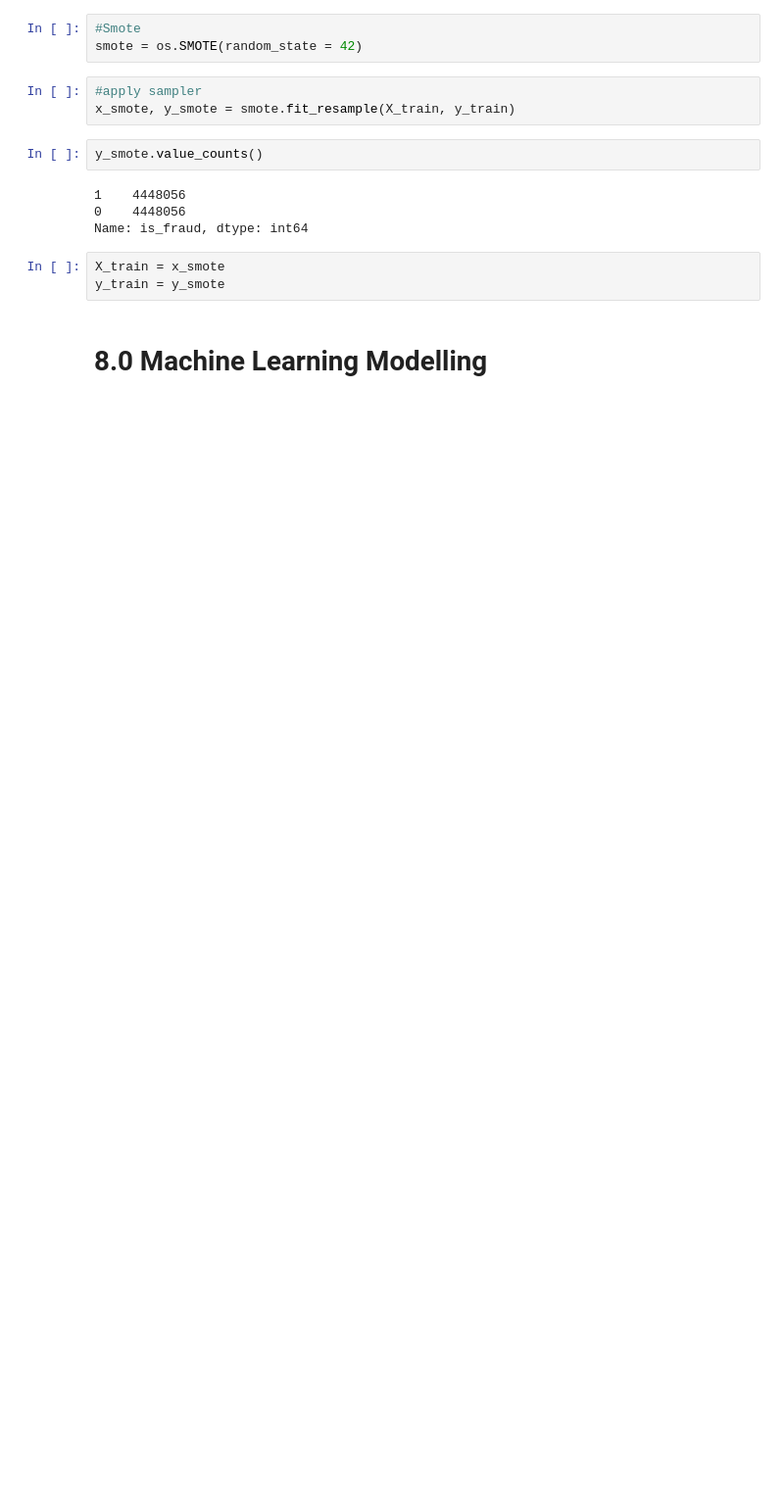
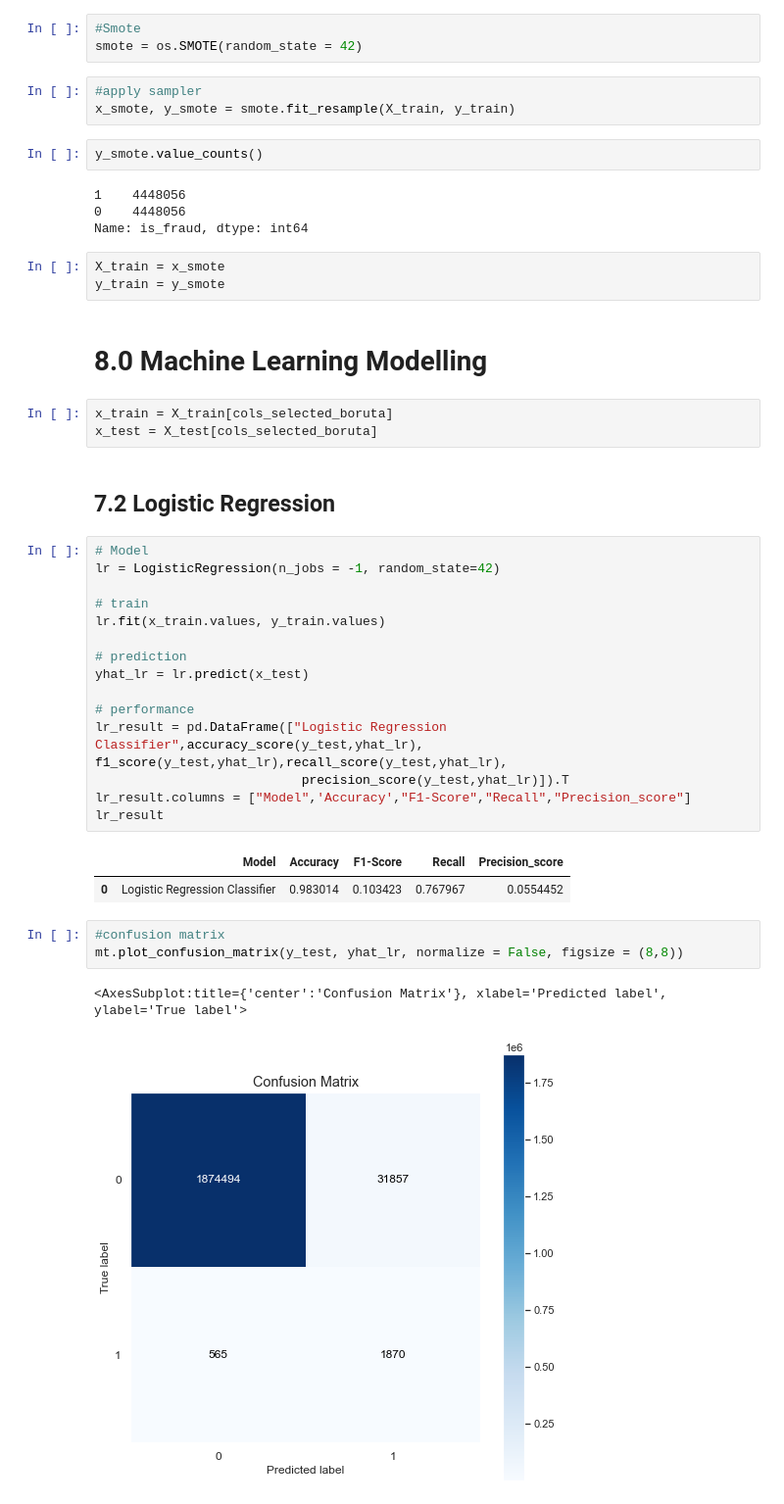
Before and after one commit to brunosantos4/blocker_fraud_company, a Jupyter notebook: fraud_classification.ipynb, the cells around one changed output. Shown at 98% size. Cells and saved outputs as stored; diff of their text form; blank space fills up the shorter version.

```diff
--- a/fraud_classification.ipynb
+++ b/fraud_classification.ipynb
@@ -1230,3 +1182,32 @@ X_train = x_smote
 y_train = y_smote
 # %% [markdown]
 # 8.0 Machine Learning Modelling
+# %%
+x_train = X_train[cols_selected_boruta]
+x_test = X_test[cols_selected_boruta]
+# %% [markdown]
+## 7.2 Logistic Regression
+# %%
+# Model
+lr = LogisticRegression(n_jobs = -1, random_state=42)
+
+# train
+lr.fit(x_train.values, y_train.values)
+
+# prediction
+yhat_lr = lr.predict(x_test)
+
+# performance
+lr_result = pd.DataFrame(["Logistic Regression Classifier",accuracy_score(y_test,yhat_lr), f1_score(y_test,yhat_lr),recall_score(y_test,yhat_lr),
+                           precision_score(y_test,yhat_lr)]).T
+lr_result.columns = ["Model",'Accuracy',"F1-Score","Recall","Precision_score"]
+lr_result
+# %% [output]
+|  | Model | Accuracy | F1-Score | Recall | Precision_score |
+| 0 | Logistic Regression Classifier | 0.983014 | 0.103423 | 0.767967 | 0.0554452 |
+# %%
+#confusion matrix
+mt.plot_confusion_matrix(y_test, yhat_lr, normalize = False, figsize = (8,8))
+# %% [output]
+<AxesSubplot:title={'center':'Confusion Matrix'}, xlabel='Predicted label', ylabel='True label'>
+[figure, added]
```
Also changed, not shown: parts of 76 cells of this notebook, 26 other files.
